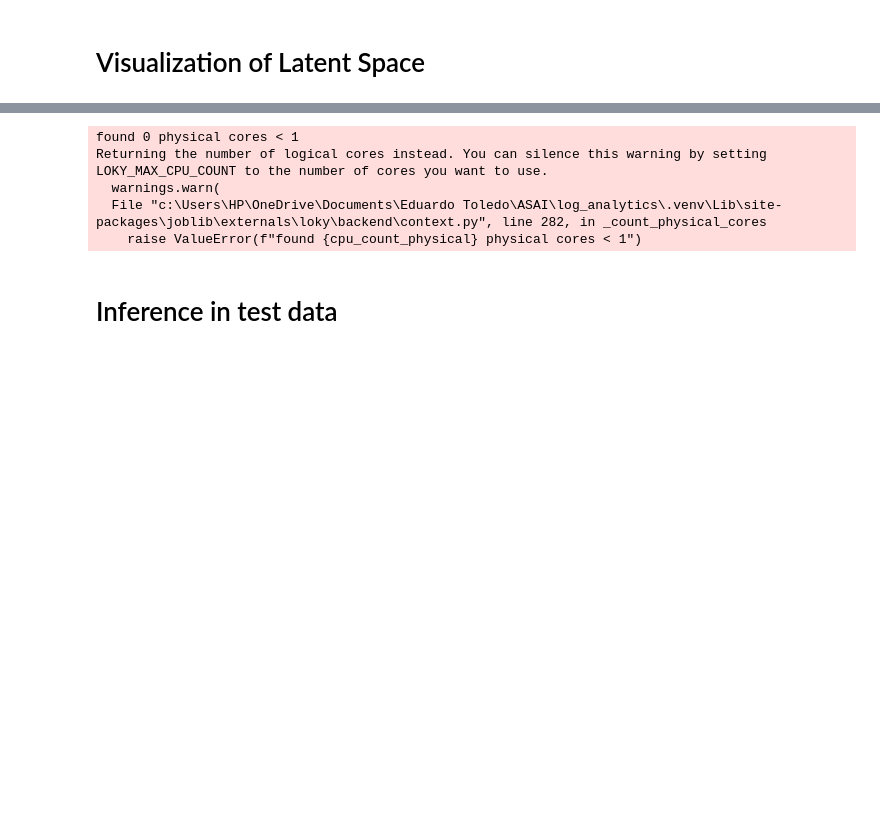
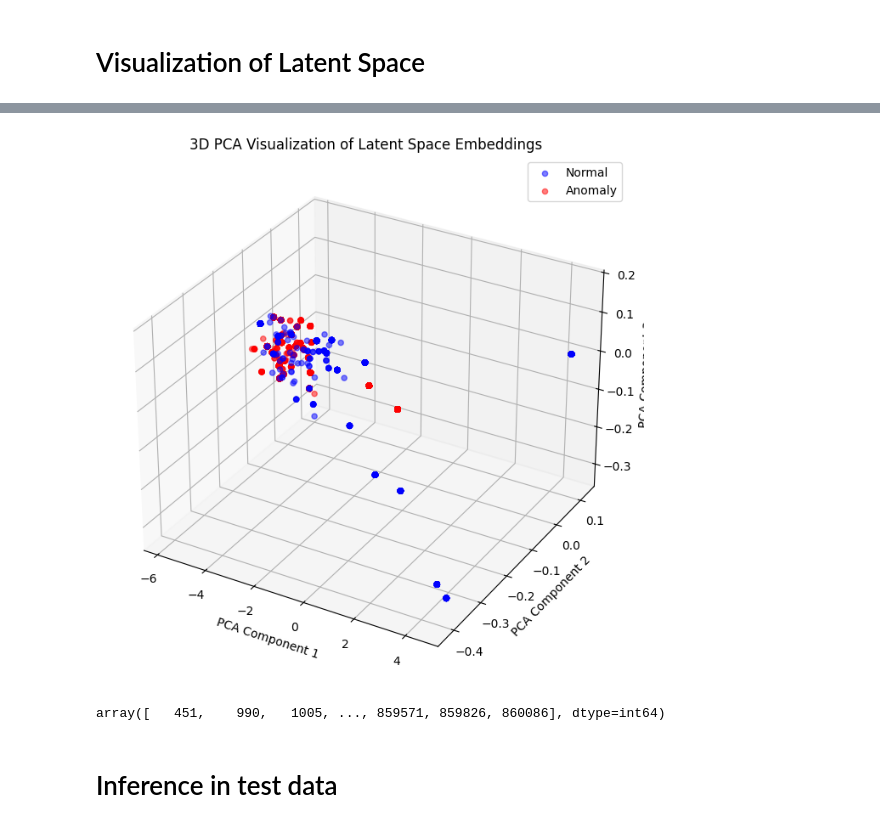
Before and after one commit to etechoptimist/logRCA_toolkit, a Jupyter notebook: log_anomalies_detection_autoencoder.ipynb, the cells around one changed output, grey strips where cells are left out. Saved outputs shown, nothing was run; the diff lists cells and outputs as text; code cells hidden in the pictures; blank space fills up the shorter version.

```diff
--- a/log_anomalies_detection_autoencoder.ipynb
+++ b/log_anomalies_detection_autoencoder.ipynb
@@ -178,6 +253,7 @@ Possible Early Stopping: You might not need many epochs for training since the l
 Use the reconstruction error to identify anomalies:
 # %%
 import numpy as np
+autoencoder = tf.keras.models.load_model('autoencoder_model.keras')
 reconstructed_data = autoencoder.predict(train_data)
 reconstruction_errors = np.mean(np.square(train_data - reconstructed_data), axis=1)
 # Histogram of reconstruction_errors
@@ -222,34 +298,32 @@ Anomalous log entries:
 # Visualization of Latent Space
 # %%
 import numpy as np
-from sklearn.manifold import TSNE
+from sklearn.decomposition import PCA
 import matplotlib.pyplot as plt
-from mpl_toolkits.mplot3d import Axes3D
+
 
 # Extract embeddings from the latent space
-latent_space_model = Model(inputs=autoencoder.input, outputs=latent_space)
+autoencoder = tf.keras.models.load_model('autoencoder_model.keras')
+latent_space_model = Model(inputs=autoencoder.input, outputs=autoencoder.get_layer('latent_space').output)
 latent_space_embeddings = latent_space_model.predict(train_data)
 
-#t-SNE in 3D
-tsne = TSNE(n_components=3, random_state=42)
-tsne_embeddings_3d = tsne.fit_transform(latent_space_embeddings)
+# PCA in 3D
+pca = PCA(n_components=3)
+pca_embeddings_3d = pca.fit_transform(latent_space_embeddings)
 
-# Plot t-SNE embeddings in 3D
 fig = plt.figure(figsize=(12, 8))
 ax = fig.add_subplot(111, projection='3d')
 
-# Plot normal data points
-ax.scatter(tsne_embeddings_3d[~anomalies, 0], tsne_embeddings_3d[~anomalies, 1], tsne_embeddings_3d[~anomalies, 2],
+# Plot normal and anomalous data points
+ax.scatter(pca_embeddings_3d[~anomalies, 0], pca_embeddings_3d[~anomalies, 1], pca_embeddings_3d[~anomalies, 2],
            c='b', label='Normal', alpha=0.5)
-
-# Plot anomalous data points
-ax.scatter(tsne_embeddings_3d[anomalies, 0], tsne_embeddings_3d[anomalies, 1], tsne_embeddings_3d[anomalies, 2],
+ax.scatter(pca_embeddings_3d[anomalies, 0], pca_embeddings_3d[anomalies, 1], pca_embeddings_3d[anomalies, 2],
            c='r', label='Anomaly', alpha=0.5)
 
-ax.set_title('3D t-SNE Visualization of Latent Space Embeddings')
-ax.set_xlabel('t-SNE Component 1')
-ax.set_ylabel('t-SNE Component 2')
-ax.set_zlabel('t-SNE Component 3')
+ax.set_title('3D PCA Visualization of Latent Space Embeddings')
+ax.set_xlabel('PCA Component 1')
+ax.set_ylabel('PCA Component 2')
+ax.set_zlabel('PCA Component 3')
 ax.legend()
 plt.show()
 # %% [output]
@@ -257,7 +331,8 @@ plt.show()
-found 0 physical cores < 1
-Returning the number of logical cores instead. You can silence this warning by setting LOKY_MAX_CPU_COUNT to the number of cores you want to use.
-  warnings.warn(
-  File "c:\Users\HP\OneDrive\Documents\Eduardo Toledo\ASAI\log_analytics\.venv\Lib\site-packages\joblib\externals\loky\backend\context.py", line 282, in _count_physical_cores
-    raise ValueError(f"found {cpu_count_physical} physical cores < 1")
+[figure, added]
+# %%
+latent_space_embeddings.shape
+anomalies
+# %% [output]
+array([   451,    990,   1005, ..., 859571, 859826, 860086], dtype=int64)
 # %% [markdown]
 # Inference in test data
```
Also changed, not shown: parts of 17 cells of this notebook.
